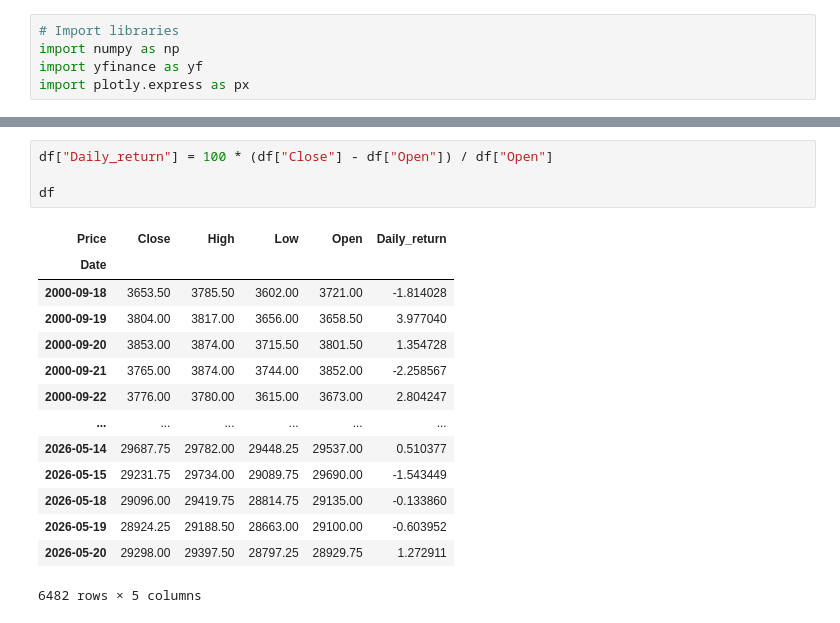
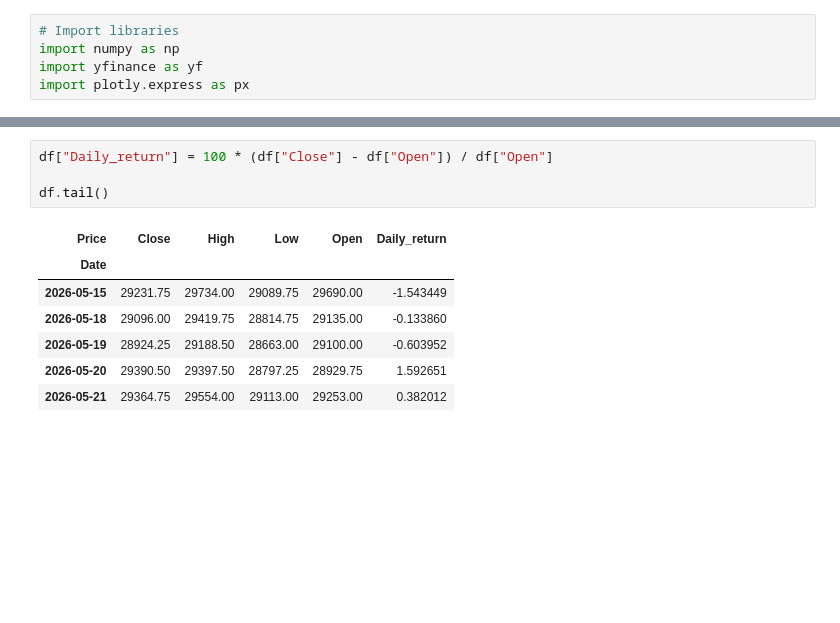
Before and after one commit to mod7ex/algo-strategies, a Jupyter notebook: markov-chain/index.ipynb, the cells around one changed output, grey strips where cells are left out. Drawn from its saved outputs; the diff is of its cells as text; blank space fills up the shorter version.

```diff
--- a/markov-chain/index.ipynb
+++ b/markov-chain/index.ipynb
@@ -24,19 +31,12 @@ df.tail()
 # %%
 df["Daily_return"] = 100 * (df["Close"] - df["Open"]) / df["Open"]
 
-df
+df.tail()
 # %% [output]
 | Price | Close | High | Low | Open | Daily_return |
 | Date |  |  |  |  |  |
-| 2000-09-18 | 3653.50 | 3785.50 | 3602.00 | 3721.00 | -1.814028 |
-| 2000-09-19 | 3804.00 | 3817.00 | 3656.00 | 3658.50 | 3.977040 |
-| 2000-09-20 | 3853.00 | 3874.00 | 3715.50 | 3801.50 | 1.354728 |
-| 2000-09-21 | 3765.00 | 3874.00 | 3744.00 | 3852.00 | -2.258567 |
-| 2000-09-22 | 3776.00 | 3780.00 | 3615.00 | 3673.00 | 2.804247 |
-| ... | ... | ... | ... | ... | ... |
-| 2026-05-14 | 29687.75 | 29782.00 | 29448.25 | 29537.00 | 0.510377 |
 | 2026-05-15 | 29231.75 | 29734.00 | 29089.75 | 29690.00 | -1.543449 |
 | 2026-05-18 | 29096.00 | 29419.75 | 28814.75 | 29135.00 | -0.133860 |
 | 2026-05-19 | 28924.25 | 29188.50 | 28663.00 | 29100.00 | -0.603952 |
-| 2026-05-20 | 29298.00 | 29397.50 | 28797.25 | 28929.75 | 1.272911 |
+| 2026-05-20 | 29390.50 | 29397.50 | 28797.25 | 28929.75 | 1.592651 |
+| 2026-05-21 | 29364.75 | 29554.00 | 29113.00 | 29253.00 | 0.382012 |
-6482 rows × 5 columns
```
Also changed, not shown: parts of 8 cells of this notebook, 3 other files.
